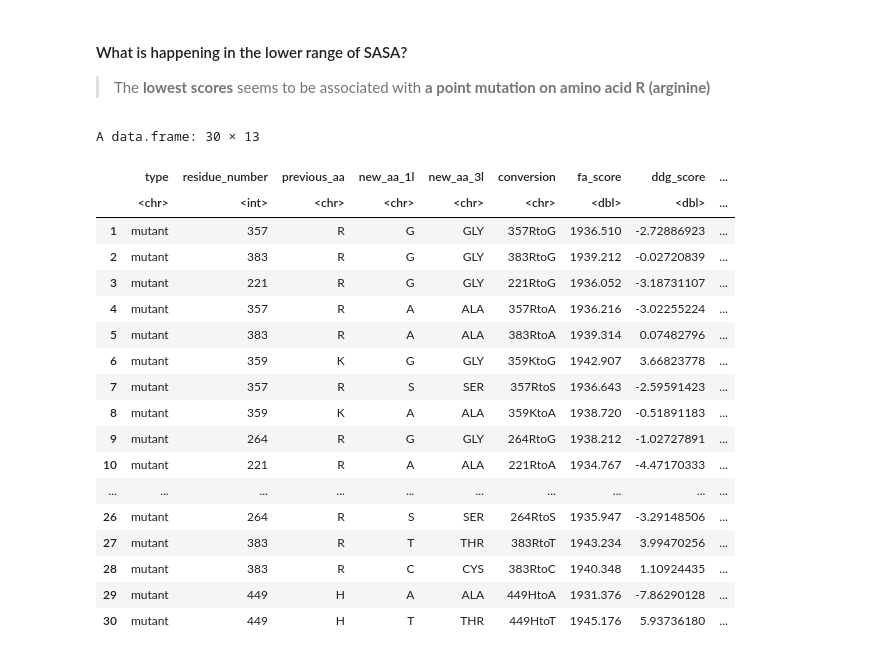
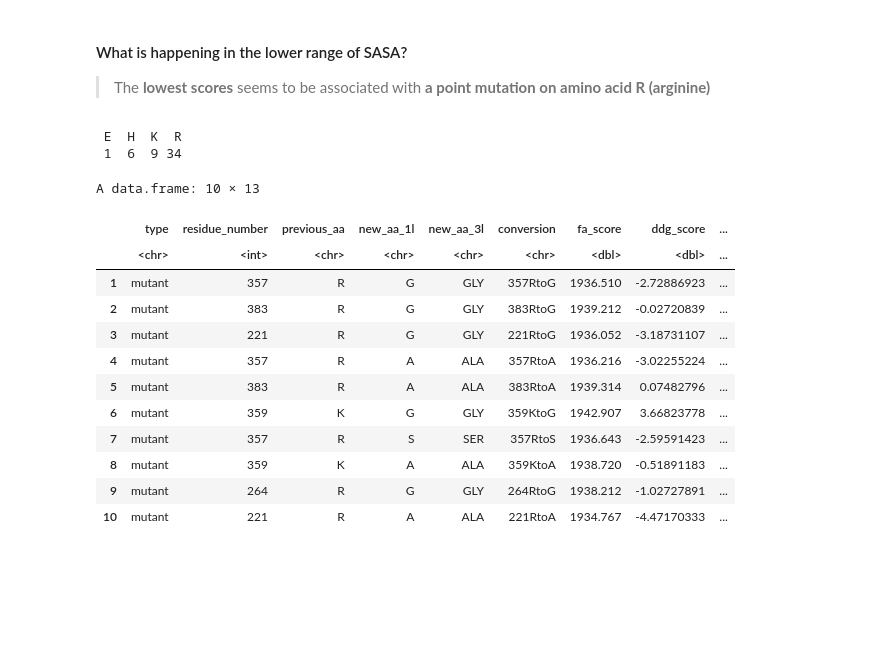
Before and after one commit to redradman/OneAAatATime, a Jupyter notebook: Analysis.ipynb, the cells around one changed output. Drawn from its saved outputs; the diff is of its cells as text; code cells hidden in the pictures; blank space fills up the shorter version.

```diff
--- a/Analysis.ipynb
+++ b/Analysis.ipynb
@@ -392,24 +390,22 @@ A data.frame: 30 × 13
 #### What is happening in the lower range of SASA?
 > The **lowest scores** seems to be associated with **a point mutation on amino acid R (arginine)**
 # %%
-dataShort |> arrange(sasa_score) |> head(n = 30)
+lowerSASA <- dataShort |> arrange(sasa_score) |> head(n = 50)
+table(lowerSASA$previous_aa)
+lowerSASA |> head(10)
 # %% [output]
-A data.frame: 30 × 13
+ E  H  K  R
+ 1  6  9 34
+A data.frame: 10 × 13
 |  | type | residue_number | previous_aa | new_aa_1l | new_aa_3l | conversion | fa_score | ddg_score | ... |
 |  | <chr> | <int> | <chr> | <chr> | <chr> | <chr> | <dbl> | <dbl> | ... |
 | 1 | mutant | 357 | R | G | GLY | 357RtoG | 1936.510 | -2.72886923 | ... |
 | 2 | mutant | 383 | R | G | GLY | 383RtoG | 1939.212 | -0.02720839 | ... |
 | 3 | mutant | 221 | R | G | GLY | 221RtoG | 1936.052 | -3.18731107 | ... |
 | 4 | mutant | 357 | R | A | ALA | 357RtoA | 1936.216 | -3.02255224 | ... |
 | 5 | mutant | 383 | R | A | ALA | 383RtoA | 1939.314 | 0.07482796 | ... |
 | 6 | mutant | 359 | K | G | GLY | 359KtoG | 1942.907 | 3.66823778 | ... |
 | 7 | mutant | 357 | R | S | SER | 357RtoS | 1936.643 | -2.59591423 | ... |
 | 8 | mutant | 359 | K | A | ALA | 359KtoA | 1938.720 | -0.51891183 | ... |
 | 9 | mutant | 264 | R | G | GLY | 264RtoG | 1938.212 | -1.02727891 | ... |
 | 10 | mutant | 221 | R | A | ALA | 221RtoA | 1934.767 | -4.47170333 | ... |
-| ... | ... | ... | ... | ... | ... | ... | ... | ... | ... |
-| 26 | mutant | 264 | R | S | SER | 264RtoS | 1935.947 | -3.29148506 | ... |
-| 27 | mutant | 383 | R | T | THR | 383RtoT | 1943.234 | 3.99470256 | ... |
-| 28 | mutant | 383 | R | C | CYS | 383RtoC | 1940.348 | 1.10924435 | ... |
-| 29 | mutant | 449 | H | A | ALA | 449HtoA | 1931.376 | -7.86290128 | ... |
-| 30 | mutant | 449 | H | T | THR | 449HtoT | 1945.176 | 5.93736180 | ... |
```
Also changed, not shown: parts of 2 cells of this notebook.
